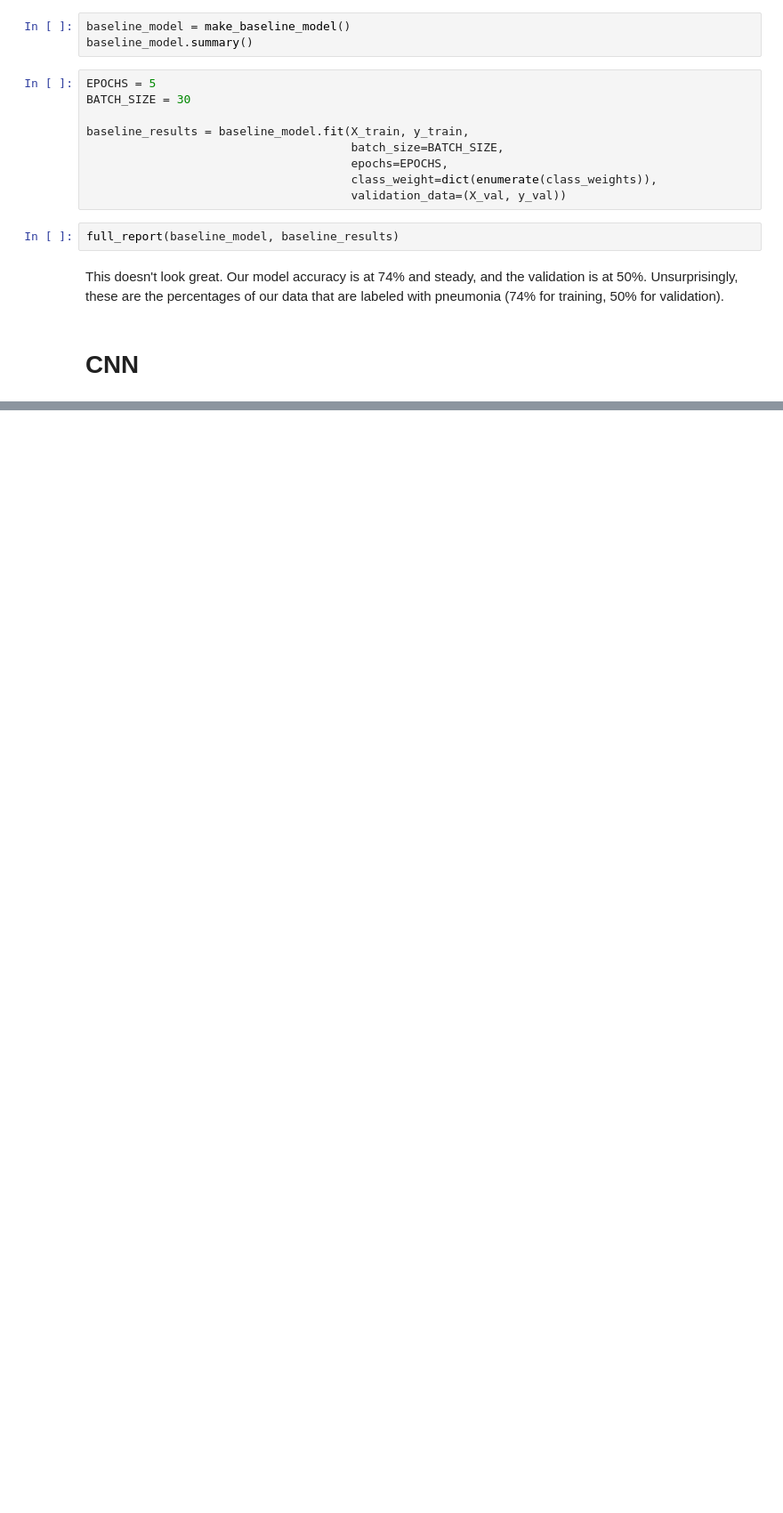
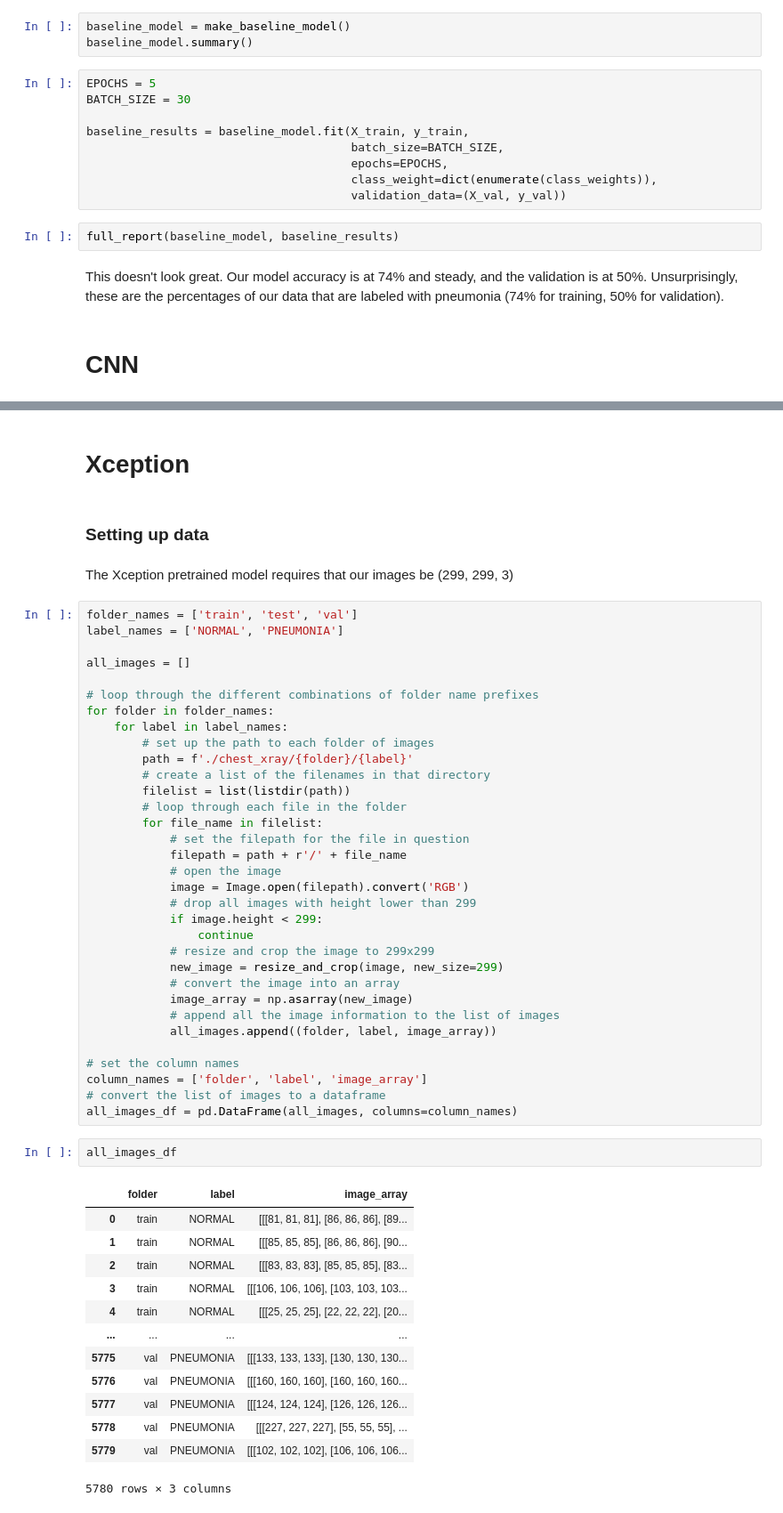
Before and after one commit to brtracy/phase_4_project, a Jupyter notebook: phase_4_project.ipynb, the cells around one changed output, grey strips where cells are left out. Shown at 89% size. Drawn from its saved outputs; the diff is of its cells as text; blank space fills up the shorter version.

```diff
--- a/phase_4_project.ipynb
+++ b/phase_4_project.ipynb
@@ -1059,0 +1316,55 @@ weighted avg       0.79      0.73      0.68       624
+# %% [markdown]
+# Xception
+# %% [markdown]
+### Setting up data
+# %% [markdown]
+The Xception pretrained model requires that our images be (299, 299, 3)
+# %%
+folder_names = ['train', 'test', 'val']
+label_names = ['NORMAL', 'PNEUMONIA']
+
+all_images = []
+
+# loop through the different combinations of folder name prefixes
+for folder in folder_names:
+    for label in label_names:
+        # set up the path to each folder of images
+        path = f'./chest_xray/{folder}/{label}'
+        # create a list of the filenames in that directory
+        filelist = list(listdir(path))
+        # loop through each file in the folder
+        for file_name in filelist:
+            # set the filepath for the file in question
+            filepath = path + r'/' + file_name
+            # open the image
+            image = Image.open(filepath).convert('RGB')
+            # drop all images with height lower than 299
+            if image.height < 299:
+                continue
+            # resize and crop the image to 299x299
+            new_image = resize_and_crop(image, new_size=299)
+            # convert the image into an array
+            image_array = np.asarray(new_image)
+            # append all the image information to the list of images
+            all_images.append((folder, label, image_array))
+
+# set the column names
+column_names = ['folder', 'label', 'image_array']
+# convert the list of images to a dataframe
+all_images_df = pd.DataFrame(all_images, columns=column_names)
+# %%
+all_images_df
+# %% [output]
+|  | folder | label | image_array |
+| 0 | train | NORMAL | [[[81, 81, 81], [86, 86, 86], [89... |
+| 1 | train | NORMAL | [[[85, 85, 85], [86, 86, 86], [90... |
+| 2 | train | NORMAL | [[[83, 83, 83], [85, 85, 85], [83... |
+| 3 | train | NORMAL | [[[106, 106, 106], [103, 103, 103... |
+| 4 | train | NORMAL | [[[25, 25, 25], [22, 22, 22], [20... |
+| ... | ... | ... | ... |
+| 5775 | val | PNEUMONIA | [[[133, 133, 133], [130, 130, 130... |
+| 5776 | val | PNEUMONIA | [[[160, 160, 160], [160, 160, 160... |
+| 5777 | val | PNEUMONIA | [[[124, 124, 124], [126, 126, 126... |
+| 5778 | val | PNEUMONIA | [[[227, 227, 227], [55, 55, 55], ... |
+| 5779 | val | PNEUMONIA | [[[102, 102, 102], [106, 106, 106... |
+5780 rows × 3 columns
```
Also changed, not shown: parts of 125 cells of this notebook, 3 other files.
